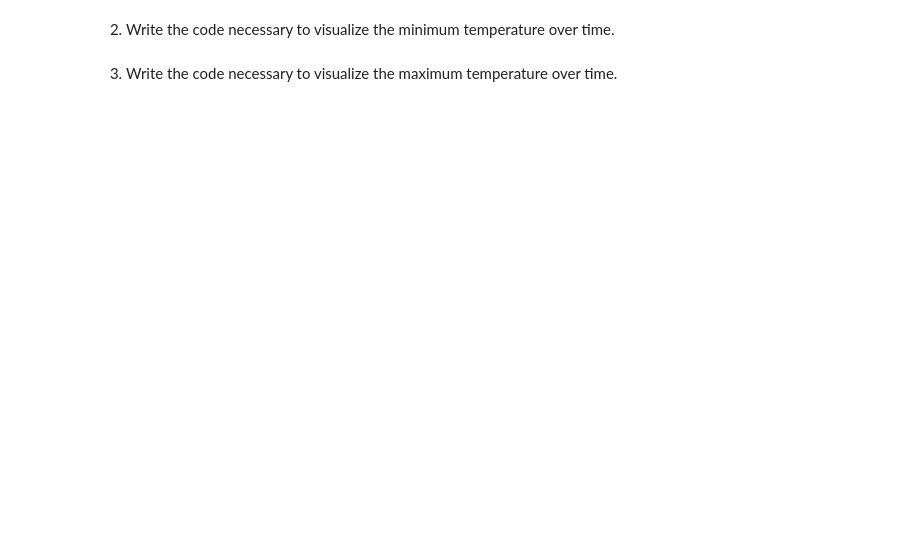
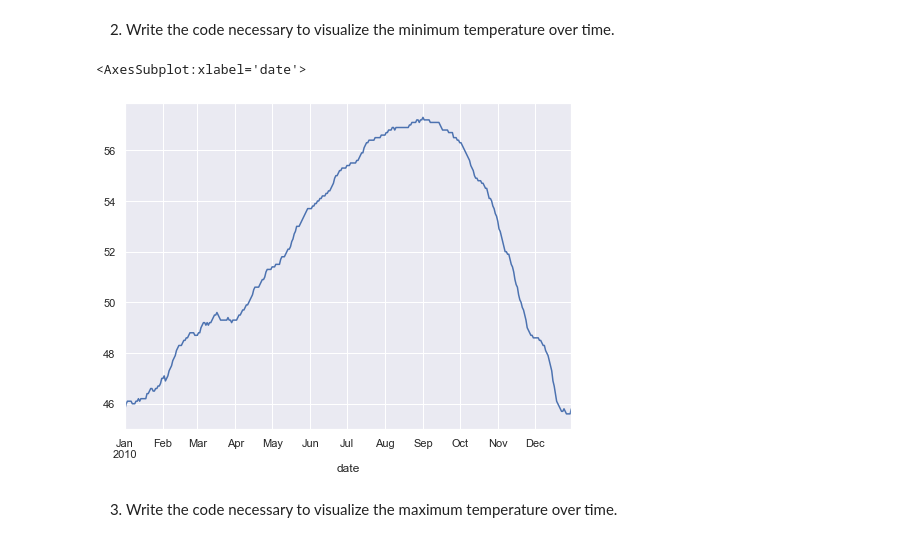
Before and after one commit to Tyler-Applegate/time-series-exercises, a Jupyter notebook: scartchpad.ipynb, the cells around one changed output. Saved outputs shown, nothing was run; the diff lists cells and outputs as text; code cells hidden in the pictures; blank space fills up the shorter version.

```diff
--- a/scartchpad.ipynb
+++ b/scartchpad.ipynb
@@ -28,4 +75,9 @@ Use the above dataset for the exercises below:
 # %% [markdown]
 2. Write the code necessary to visualize the minimum temperature over time.
+# %%
+df.resample('D').min().temp.plot()
+# %% [output]
+<AxesSubplot:xlabel='date'>
+[figure, added]
 # %% [markdown]
 3. Write the code necessary to visualize the maximum temperature over time.
```
Also changed, not shown: parts of 18 cells of this notebook, 1 other file.
